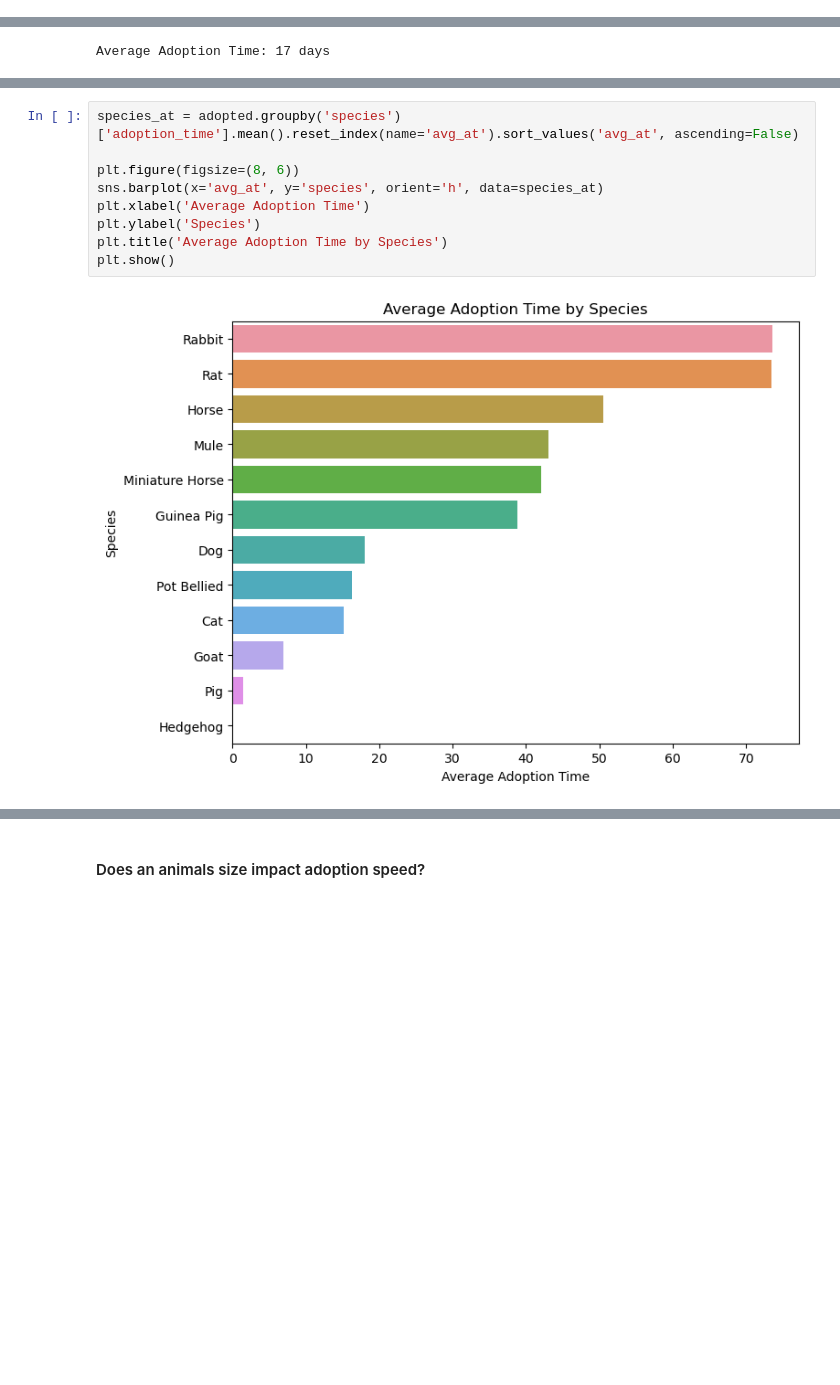
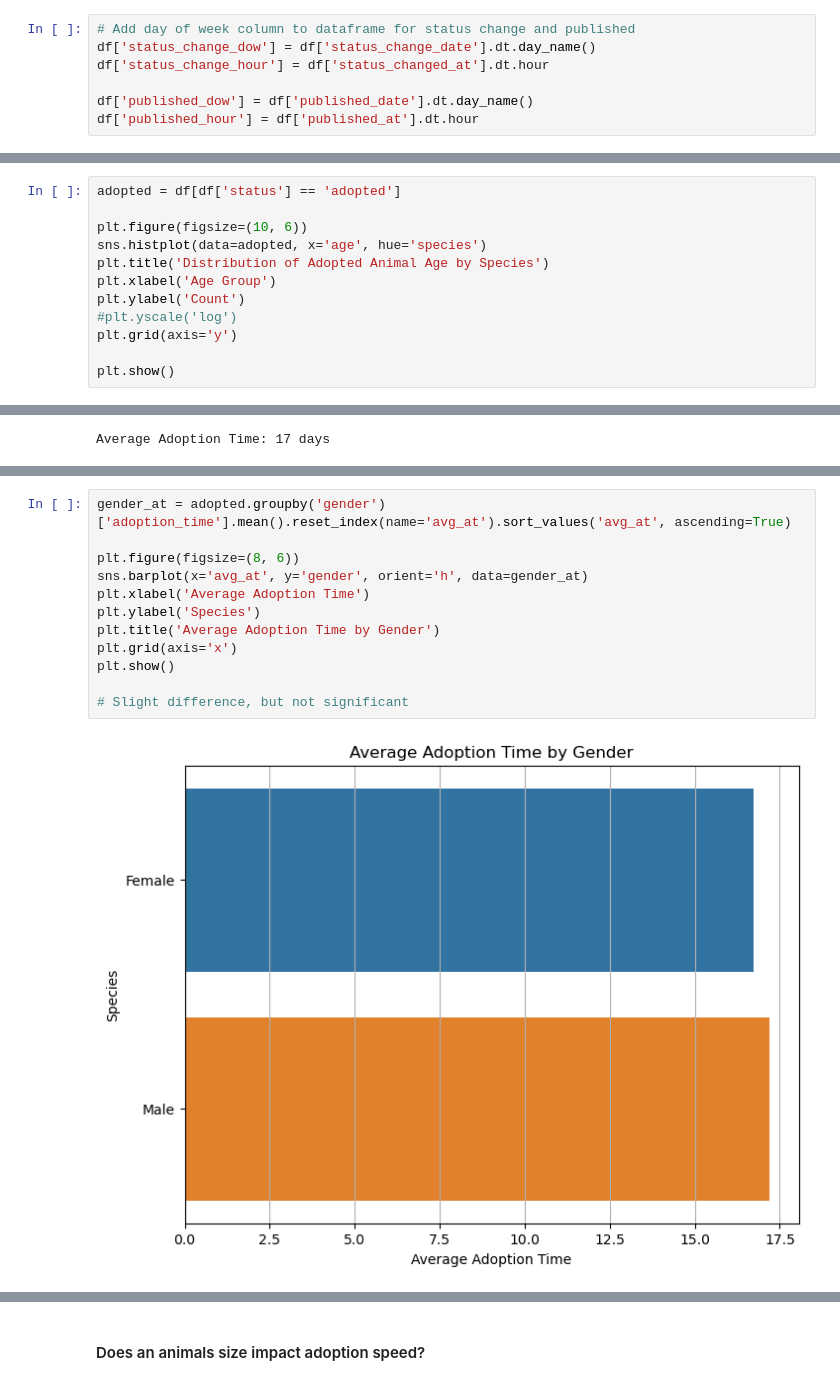
Before and after one commit to elisianguyen/2023-Tennessee-Adoption-Dynamics, a Jupyter notebook: notebooks/pet_adoption_analysis_mvp.ipynb, the cells around one changed output, grey strips where cells are left out. Saved outputs shown, nothing was run; the diff lists cells and outputs as text; blank space fills up the shorter version.

```diff
--- a/notebooks/pet_adoption_analysis_mvp.ipynb
+++ b/notebooks/pet_adoption_analysis_mvp.ipynb
@@ -32,3 +32,10 @@ df['status_change_date'] = pd.to_datetime(df['status_change_date'])
+# %%
+# Add day of week column to dataframe for status change and published
+df['status_change_dow'] = df['status_change_date'].dt.day_name()
+df['status_change_hour'] = df['status_changed_at'].dt.hour
+
+df['published_dow'] = df['published_date'].dt.day_name()
+df['published_hour'] = df['published_at'].dt.hour
 # %%
 # Define function to switch dtypes to string
 def string_clean(column):
@@ -89,0 +148,12 @@ plt.show()
+# %%
+adopted = df[df['status'] == 'adopted']
+
+plt.figure(figsize=(10, 6))
+sns.histplot(data=adopted, x='age', hue='species')
+plt.title('Distribution of Adopted Animal Age by Species')
+plt.xlabel('Age Group')
+plt.ylabel('Count')
+#plt.yscale('log')
+plt.grid(axis='y')
+
+plt.show()
@@ -233,11 +371,14 @@ See the caveats in the documentation: https://pandas.pydata.org/pandas-docs/stab
 # %%
-species_at = adopted.groupby('species')['adoption_time'].mean().reset_index(name='avg_at').sort_values('avg_at', ascending=False)
+gender_at = adopted.groupby('gender')['adoption_time'].mean().reset_index(name='avg_at').sort_values('avg_at', ascending=True)
 
 plt.figure(figsize=(8, 6))
-sns.barplot(x='avg_at', y='species', orient='h', data=species_at)
+sns.barplot(x='avg_at', y='gender', orient='h', data=gender_at)
 plt.xlabel('Average Adoption Time')
 plt.ylabel('Species')
-plt.title('Average Adoption Time by Species')
+plt.title('Average Adoption Time by Gender')
+plt.grid(axis='x')
 plt.show()
+
+# Slight difference, but not significant
 # %% [output]
-[figure, old version]
+[figure, new version]
```
Also changed, not shown: parts of 149 cells of this notebook, 2 other files.
